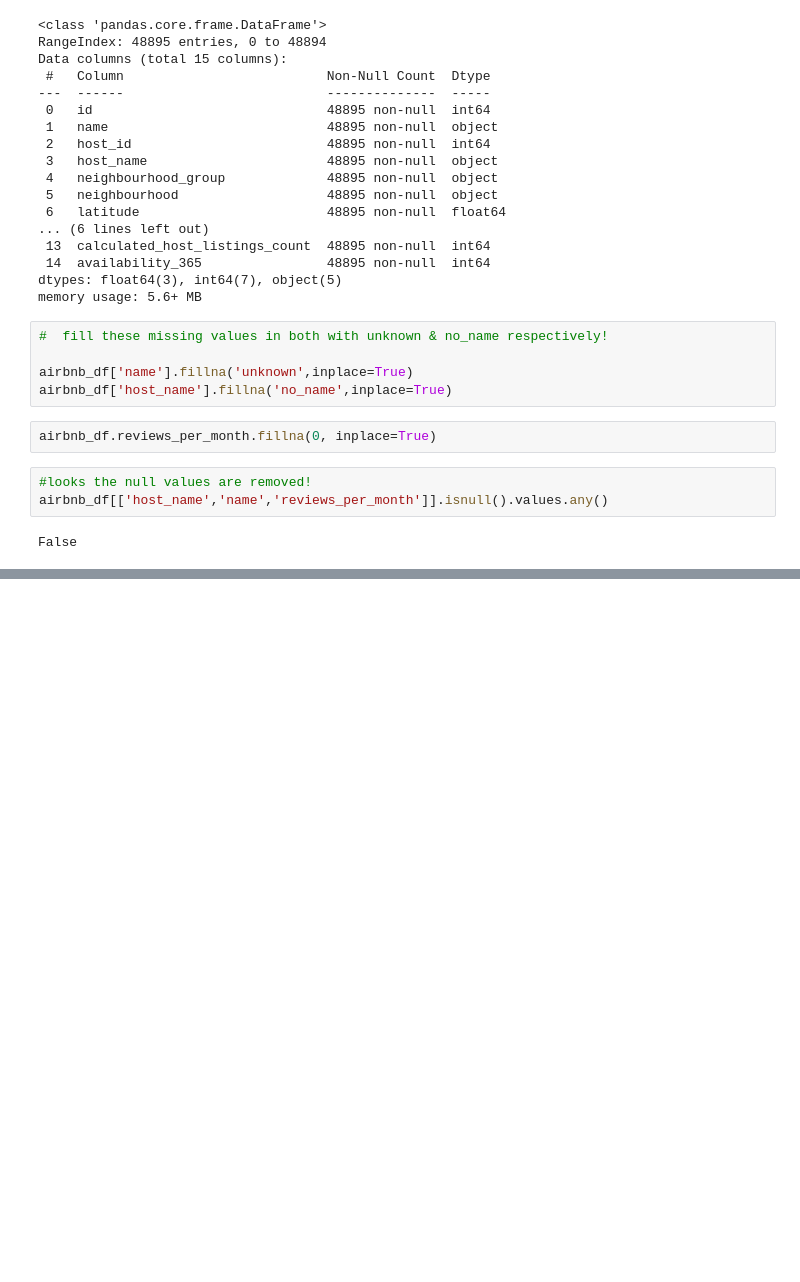
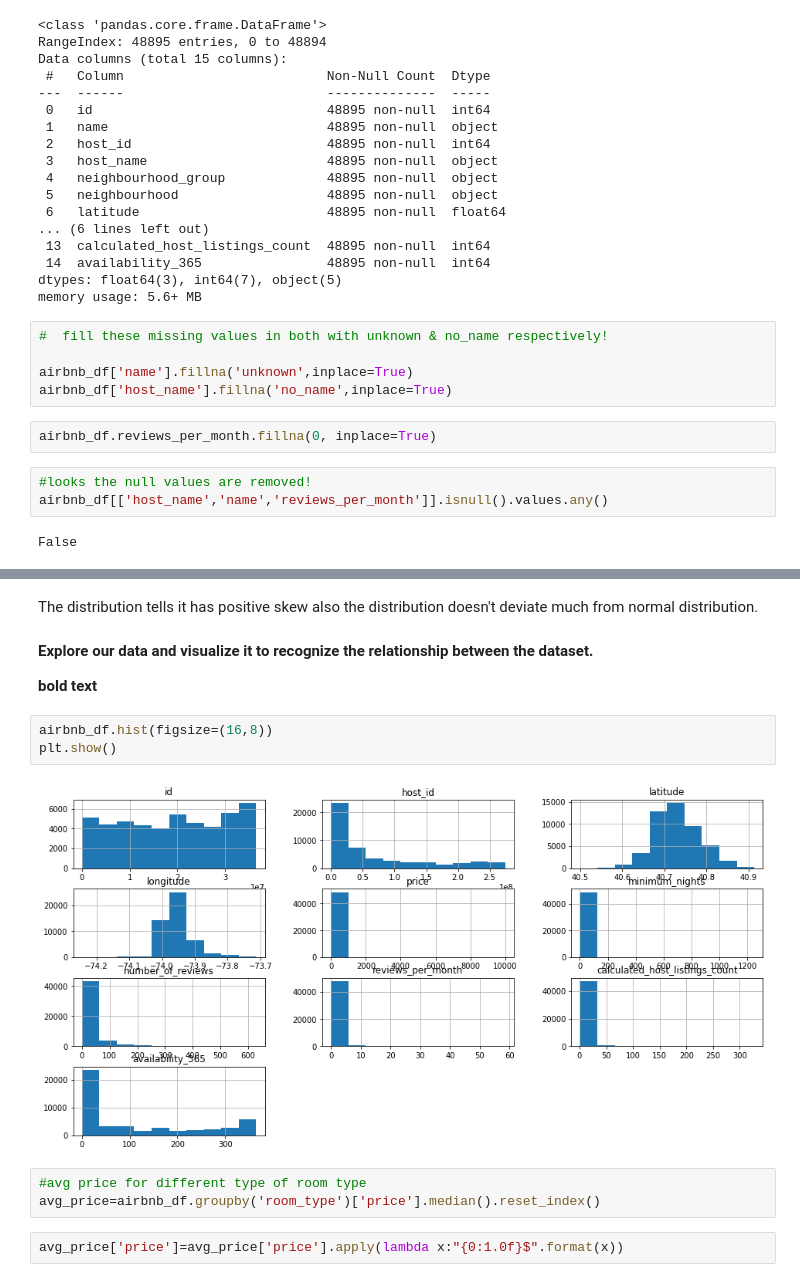
Before and after one commit to Dhanashree3329/Airbnb3329, a Jupyter notebook: Airbnb3329.ipynb, the cells around one changed output, grey strips where cells are left out. Cells and saved outputs as stored; diff of their text form; blank space fills up the shorter version.

```diff
--- a/Airbnb3329.ipynb
+++ b/Airbnb3329.ipynb
@@ -120,0 +179,17 @@ False
+# %% [markdown]
+The distribution tells it has positive skew
+also the distribution doesn't deviate much from normal distribution.
+# %% [markdown]
+**Explore our data and visualize it to recognize the relationship between the dataset.**
+
+**bold text**
+# %%
+airbnb_df.hist(figsize=(16,8))
+plt.show()
+# %% [output]
+[figure, added]
+# %%
+#avg price for different type of room type
+avg_price=airbnb_df.groupby('room_type')['price'].median().reset_index()
+# %%
+avg_price['price']=avg_price['price'].apply(lambda x:"{0:1.0f}$".format(x))
```
Also changed, not shown: parts of 9 cells of this notebook.
